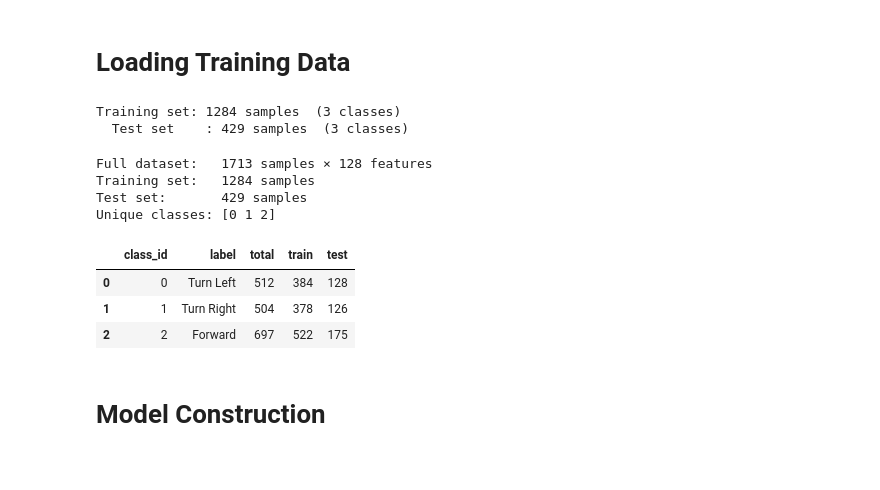
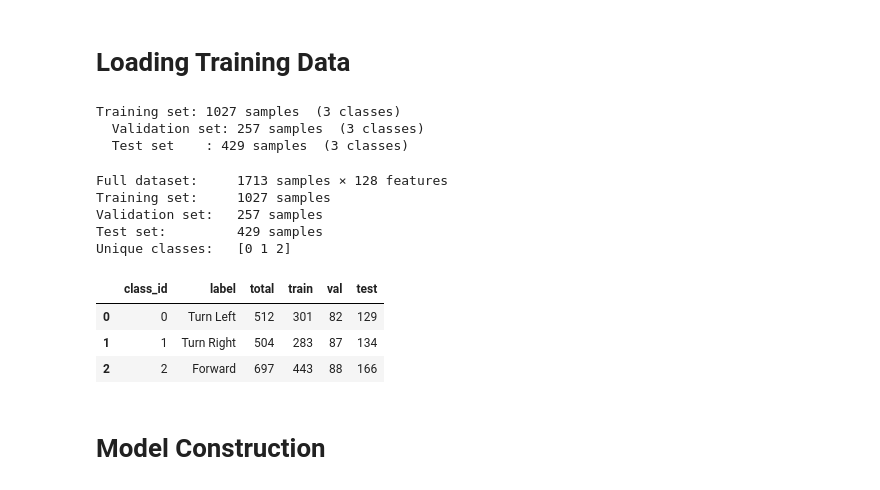
Before and after one commit to yunusdanabas/hand_steer_sim, a Jupyter notebook: hand_steer_sim/model/steering_mode/notebooks/point_history_classification.ipynb, the cells around one changed output. Cells and saved outputs as stored; diff of their text form; code cells hidden in the pictures.

```diff
--- a/hand_steer_sim/model/steering_mode/notebooks/point_history_classification.ipynb
+++ b/hand_steer_sim/model/steering_mode/notebooks/point_history_classification.ipynb
@@ -51,51 +57,59 @@ y_dataset = np.loadtxt(
 # %%
 from sklearn.model_selection import train_test_split
 
-X_train, X_test, y_train, y_test = train_test_split(
-    X_dataset, y_dataset,
-    train_size=0.75,
-    random_state=RANDOM_SEED,
-    stratify=y_dataset
-)
+X_temp, X_test, y_temp, y_test = train_test_split(
+    X_dataset, y_dataset, train_size=0.75, random_state=RANDOM_SEED)
+
+X_train, X_val, y_train, y_val = train_test_split(
+    X_temp, y_temp, train_size=0.8, random_state=RANDOM_SEED)
+
 print(f"Training set: {X_train.shape[0]} samples  ({len(np.unique(y_train))} classes)")
+print(f"  Validation set: {X_val.shape[0]} samples  ({len(np.unique(y_val))} classes)")
 print(f"  Test set    : {X_test.shape[0]} samples  ({len(np.unique(y_test))} classes)")
 # %% [output]
-Training set: 1284 samples  (3 classes)
+Training set: 1027 samples  (3 classes)
+  Validation set: 257 samples  (3 classes)
   Test set    : 429 samples  (3 classes)
 # %%
 import pandas as pd
 import matplotlib.pyplot as plt
 import numpy as np
 
 # 1) Print basic shapes
-print(f"Full dataset:   {X_dataset.shape[0]} samples × {X_dataset.shape[1]} features")
-print(f"Training set:   {X_train.shape[0]} samples")
-print(f"Test set:       {X_test.shape[0]} samples")
-print(f"Unique classes: {np.unique(y_dataset)}\n")
+print(f"Full dataset:     {X_dataset.shape[0]} samples × {X_dataset.shape[1]} features")
+print(f"Training set:     {X_train.shape[0]} samples")
+print(f"Validation set:   {X_val.shape[0]} samples")
+print(f"Test set:         {X_test.shape[0]} samples")
+print(f"Unique classes:   {np.unique(y_dataset)}\n")
 
 # 2) Build a summary table of class counts
-classes, total_counts = np.unique(y_dataset,   return_counts=True)
-_,      train_counts = np.unique(y_train,     return_counts=True)
-_,      test_counts  = np.unique(y_test,      return_counts=True)
+classes = np.unique(y_dataset)
+total_counts = np.array([(y_dataset == c).sum() for c in classes])
+train_counts = np.array([(y_train   == c).sum() for c in classes])
+val_counts   = np.array([(y_val     == c).sum() for c in classes])
+test_counts  = np.array([(y_test    == c).sum() for c in classes])
 
 df_summary = pd.DataFrame({
     "class_id":  classes,
-    "label":     [labels[c] for c in classes],
+    "label":     [labels[c] for c in classes],  # Assumes `labels` is a list or dict mapping class_id to name
     "total":     total_counts,
     "train":     train_counts,
+    "val":       val_counts,
     "test":      test_counts,
 })
-# Display as table
+
+# Display the summary table
 df_summary
 # %% [output]
-Full dataset:   1713 samples × 128 features
-Training set:   1284 samples
-Test set:       429 samples
-Unique classes: [0 1 2]
+Full dataset:     1713 samples × 128 features
+Training set:     1027 samples
+Validation set:   257 samples
+Test set:         429 samples
+Unique classes:   [0 1 2]
-|  | class_id | label | total | train | test |
-| 0 | 0 | Turn Left | 512 | 384 | 128 |
-| 1 | 1 | Turn Right | 504 | 378 | 126 |
-| 2 | 2 | Forward | 697 | 522 | 175 |
+|  | class_id | label | total | train | val | test |
+| 0 | 0 | Turn Left | 512 | 301 | 82 | 129 |
+| 1 | 1 | Turn Right | 504 | 283 | 87 | 134 |
+| 2 | 2 | Forward | 697 | 443 | 88 | 166 |
 # %% [markdown]
 # Model Construction
 # %%
```
Also changed, not shown: parts of 14 cells of this notebook, 12 other files.
